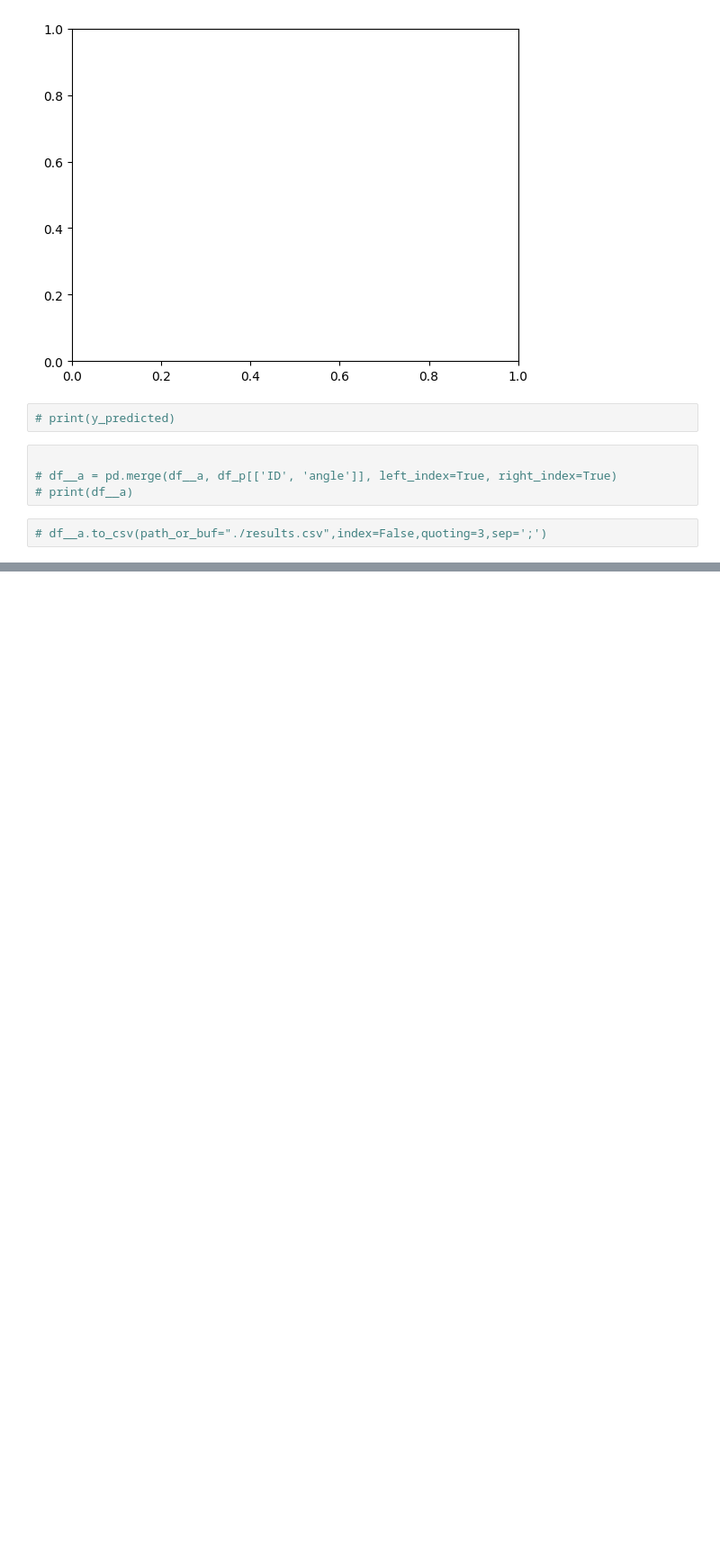
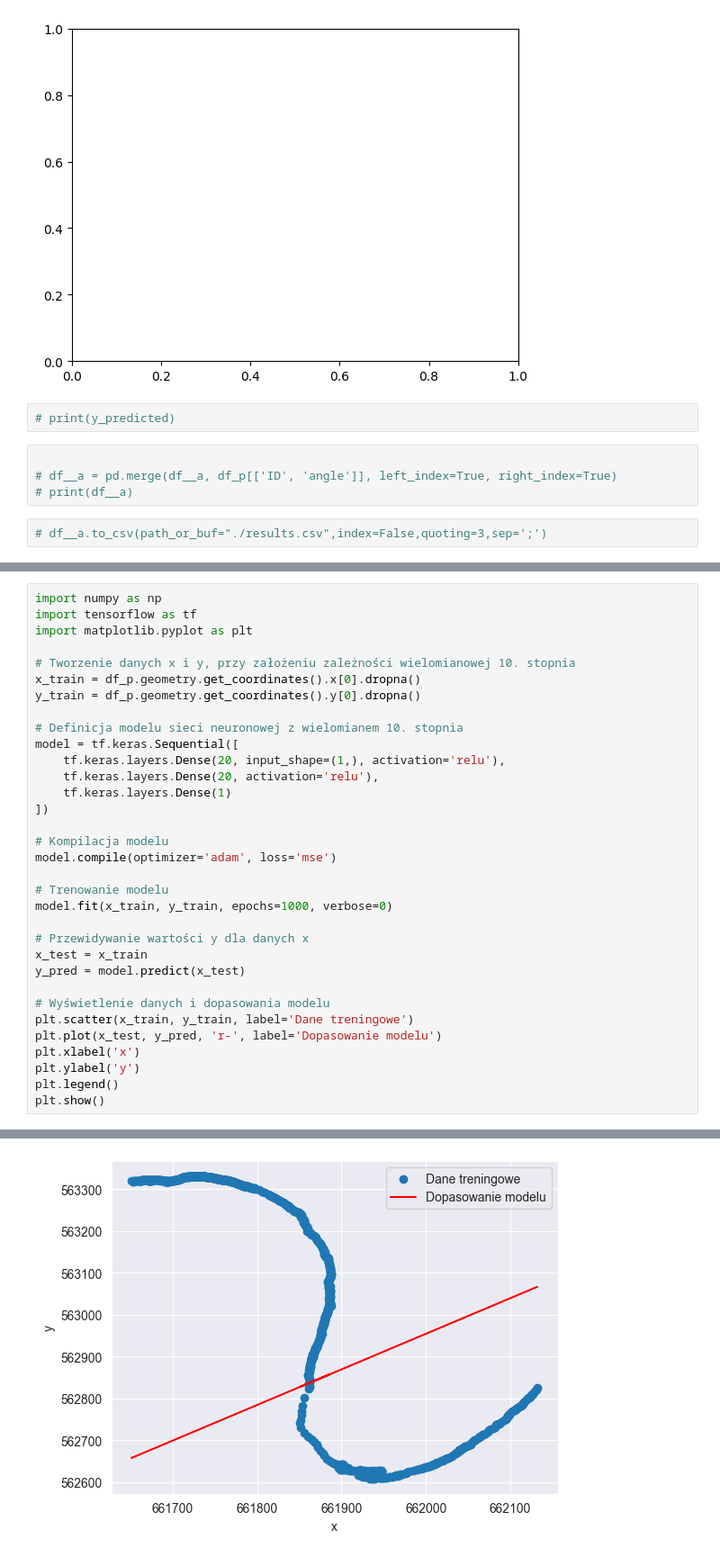
Before and after one commit to patrycjamormus/ai_river_project, a Jupyter notebook: ai_model_processing/nw_ai_river_model_test.ipynb, the cells around one changed output, grey strips where cells are left out. Shown at 90% size. Cells and saved outputs as stored; diff of their text form; blank space fills up the shorter version.

```diff
--- a/ai_model_processing/nw_ai_river_model_test.ipynb
+++ b/ai_model_processing/nw_ai_river_model_test.ipynb
@@ -266,0 +327,34 @@ KeyError: 'distance'
+# %%
+import numpy as np
+import tensorflow as tf
+import matplotlib.pyplot as plt
+
+# Tworzenie danych x i y, przy założeniu zależności wielomianowej 10. stopnia
+x_train = df_p.geometry.get_coordinates().x[0].dropna()
+y_train = df_p.geometry.get_coordinates().y[0].dropna()
+
+# Definicja modelu sieci neuronowej z wielomianem 10. stopnia
+model = tf.keras.Sequential([
+    tf.keras.layers.Dense(20, input_shape=(1,), activation='relu'),
+    tf.keras.layers.Dense(20, activation='relu'),
+    tf.keras.layers.Dense(1)
+])
+
+# Kompilacja modelu
+model.compile(optimizer='adam', loss='mse')
+
+# Trenowanie modelu
+model.fit(x_train, y_train, epochs=1000, verbose=0)
+
+# Przewidywanie wartości y dla danych x
+x_test = x_train
+y_pred = model.predict(x_test)
+
+# Wyświetlenie danych i dopasowania modelu
+plt.scatter(x_train, y_train, label='Dane treningowe')
+plt.plot(x_test, y_pred, 'r-', label='Dopasowanie modelu')
+plt.xlabel('x')
+plt.ylabel('y')
+plt.legend()
+plt.show()
+# %% [output]
@@ -266,0 +362 @@ KeyError: 'distance'
+[figure, added]
```
Also changed, not shown: parts of 6 cells of this notebook, 1 other file.
